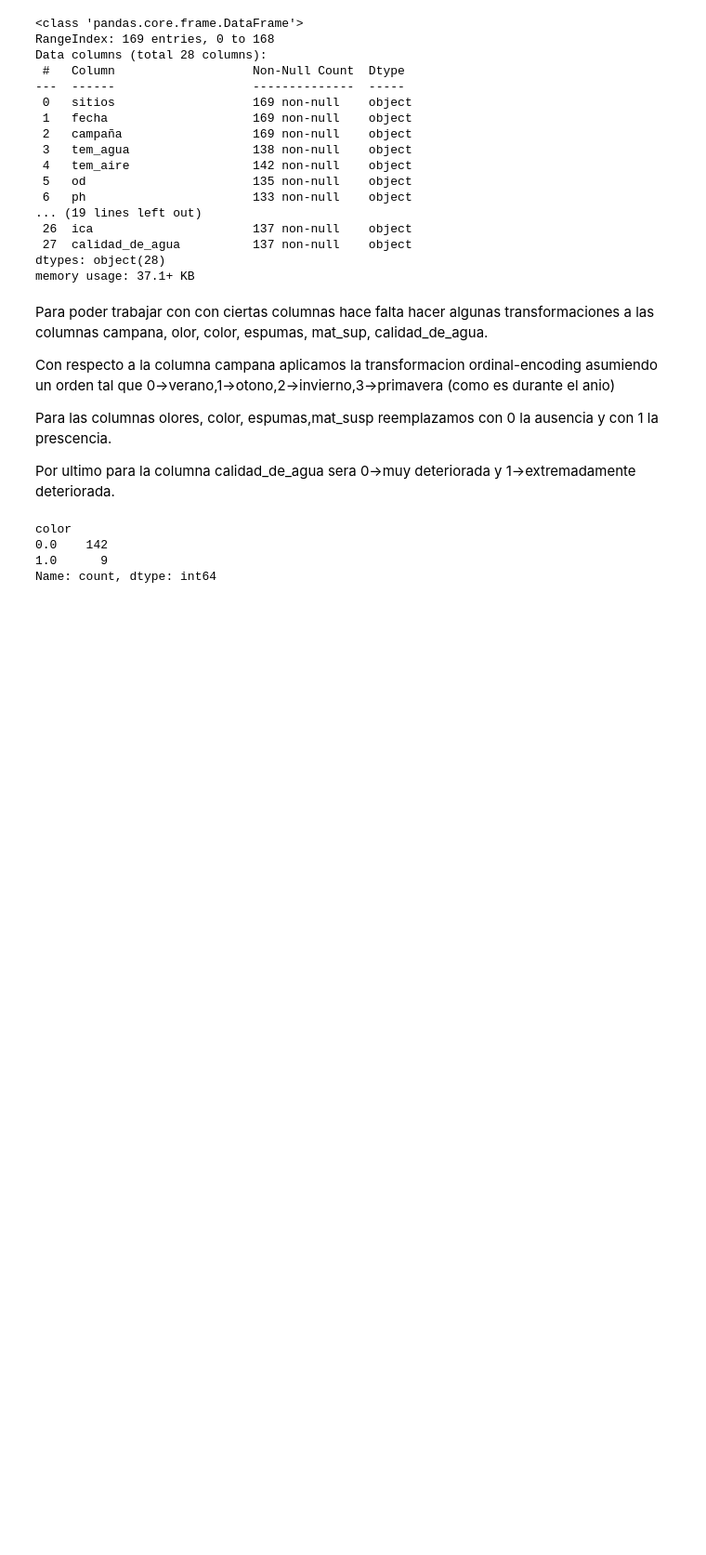
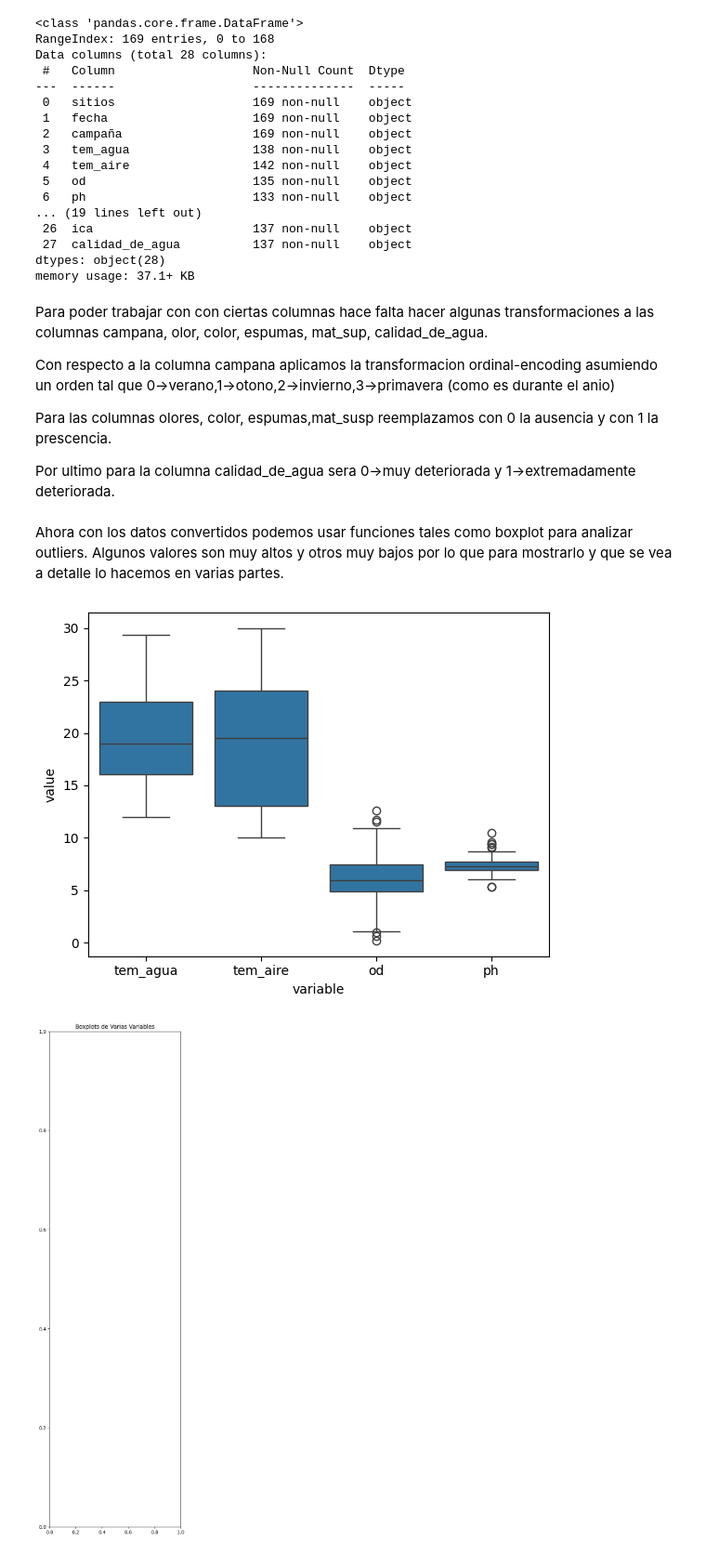
Before and after one commit to MaximoReynoso/TrabajoEspecial, a Jupyter notebook: TrabajoEspecial.ipynb, the cells around one changed output. Shown: that part at 93% size. Cells and saved outputs as stored; diff of their text form; code cells hidden in the pictures; blank space fills up the shorter version.

Commit message:
Realice algunas conversiones, acomode algunas cosas e inclui un analisis parcial con boxplot

```diff
--- a/TrabajoEspecial.ipynb
+++ b/TrabajoEspecial.ipynb
@@ -183,8 +185,38 @@ preprocessed_dataset['color']=pd.to_numeric(preprocessed_dataset['color'], error
 preprocessed_dataset['espumas']=pd.to_numeric(preprocessed_dataset['color'], errors='coerce')
 preprocessed_dataset['mat_susp']=pd.to_numeric(preprocessed_dataset['color'], errors='coerce')
 preprocessed_dataset['calidad_de_agua']=pd.to_numeric(preprocessed_dataset['color'], errors='coerce')
+
+columnas = ['colif_fecales_ufc_100ml', 'escher_coli_ufc_100ml', 'enteroc_ufc_100ml',
+            'nitrato_mg_l', 'nh4_mg_l', 'p_total_l_mg_l', 'turbiedad_ntu',
+            'tem_agua', 'tem_aire', 'od', 'ph']
+preprocessed_dataset[columnas] = preprocessed_dataset[columnas].apply(pd.to_numeric, errors='coerce')
-# %% [output]
-color
-0.0    142
-1.0      9
-Name: count, dtype: int64
+# %% [markdown]
+Ahora con los datos convertidos podemos usar funciones tales como boxplot para analizar
+outliers.
+Algunos valores son muy altos y otros muy bajos por lo que para mostrarlo y que se vea a detalle lo hacemos en varias partes.
+# %%
+import seaborn as sns
+import matplotlib.pyplot as plt
+
+
+
+
+#columnas1 = ['colif_fecales_ufc_100ml','escher_coli_ufc_100ml','enteroc_ufc_100ml']
+columnas2=['tem_agua','tem_aire','od','ph']
+
+
+#Faltas algunas pero por que todavia no realizamos la correccion como las de > <
+
+
+
+datos = preprocessed_dataset.melt(value_vars=columnas2)
+
+# Crear los boxplots con Seaborn
+sns.boxplot(x='variable', y='value', data=datos)
+plt.figure(figsize=(5, 19))
+
+plt.title("Boxplots de Varias Variables")
+plt.show()
+# %% [output]
+[figure, added]
+[figure, added]
```
Also changed, not shown: parts of 3 cells of this notebook.
